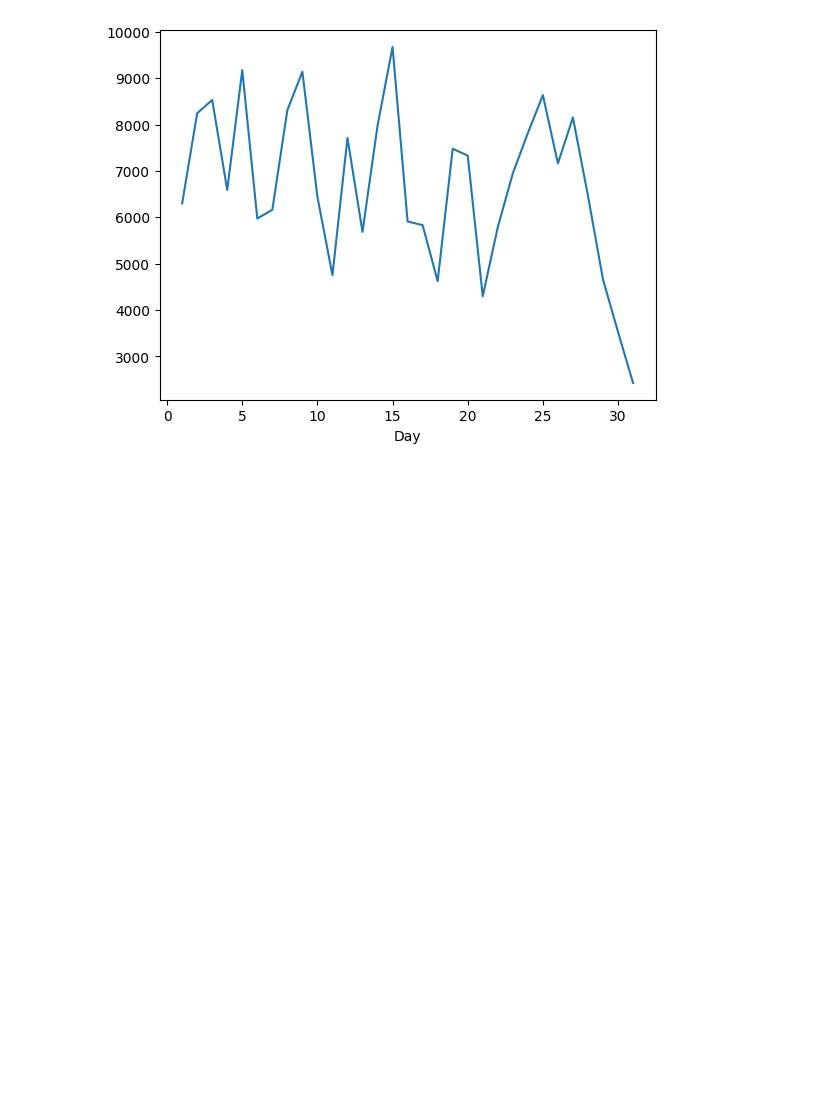
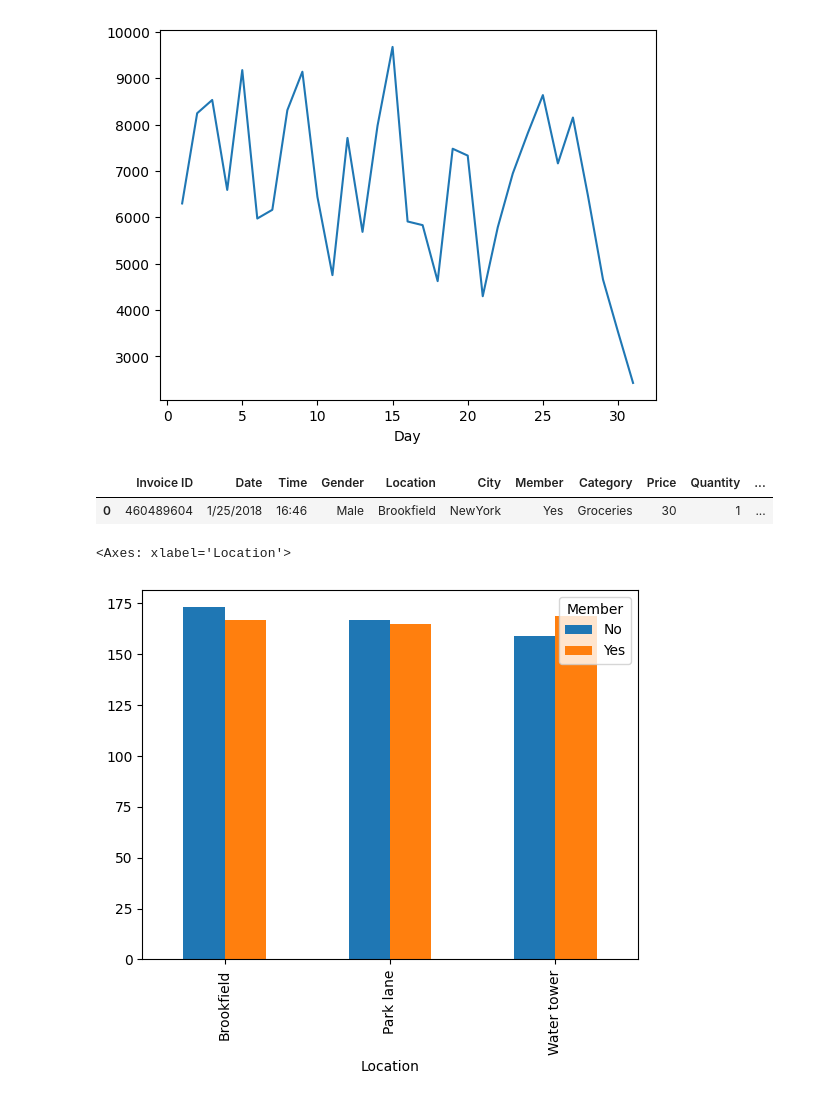
Before and after one commit to Ebin21/AI-ML, a Jupyter notebook: sales.ipynb, the cells around one changed output. Cells and saved outputs as stored; diff of their text form; code cells hidden in the pictures; blank space fills up the shorter version.

```diff
--- a/sales.ipynb
+++ b/sales.ipynb
@@ -266,3 +266,14 @@ day_sales.plot(kind='line')
 # %% [output]
 <Axes: xlabel='Day'>
 [figure]
+# %%
+sales.head(1)
+# %% [output]
+|  | Invoice ID | Date | Time | Gender | Location | City | Member | Category | Price | Quantity | ... |
+| 0 | 460489604 | 1/25/2018 | 16:46 | Male | Brookfield | NewYork | Yes | Groceries | 30 | 1 | ... |
+# %%
+Members = sales.groupby(['Member', 'Location']).count()['Invoice ID']
+Members.unstack(level=0).plot(kind='bar')
+# %% [output]
+<Axes: xlabel='Location'>
+[figure, added]
```
Also changed, not shown: parts of 1 cell of this notebook.
